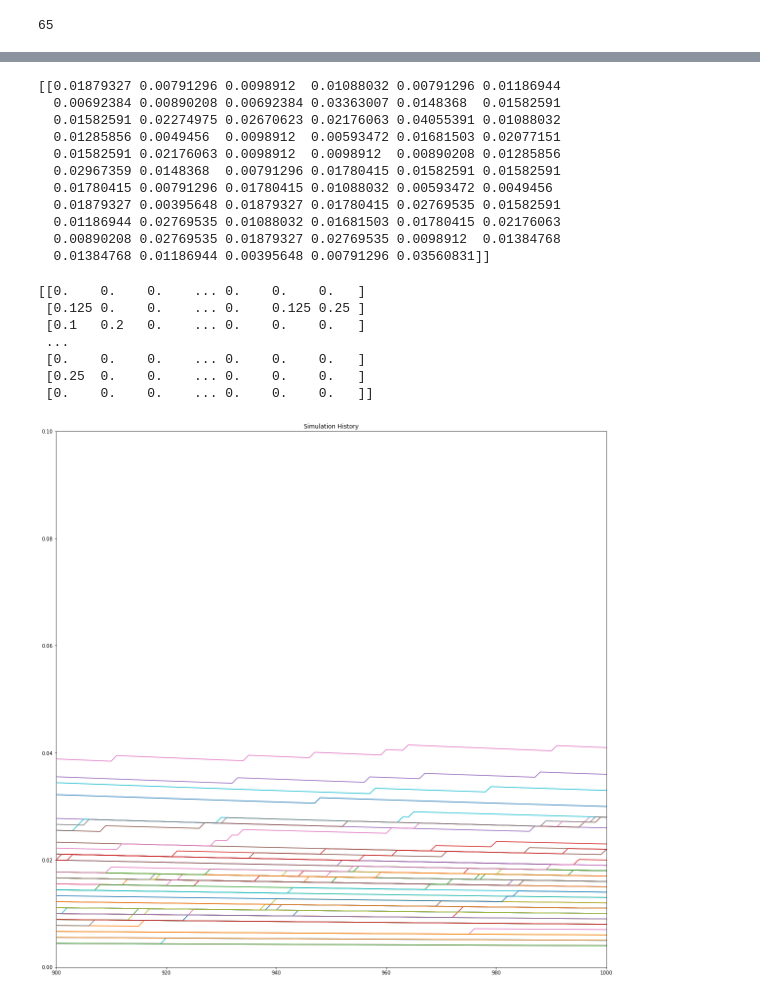
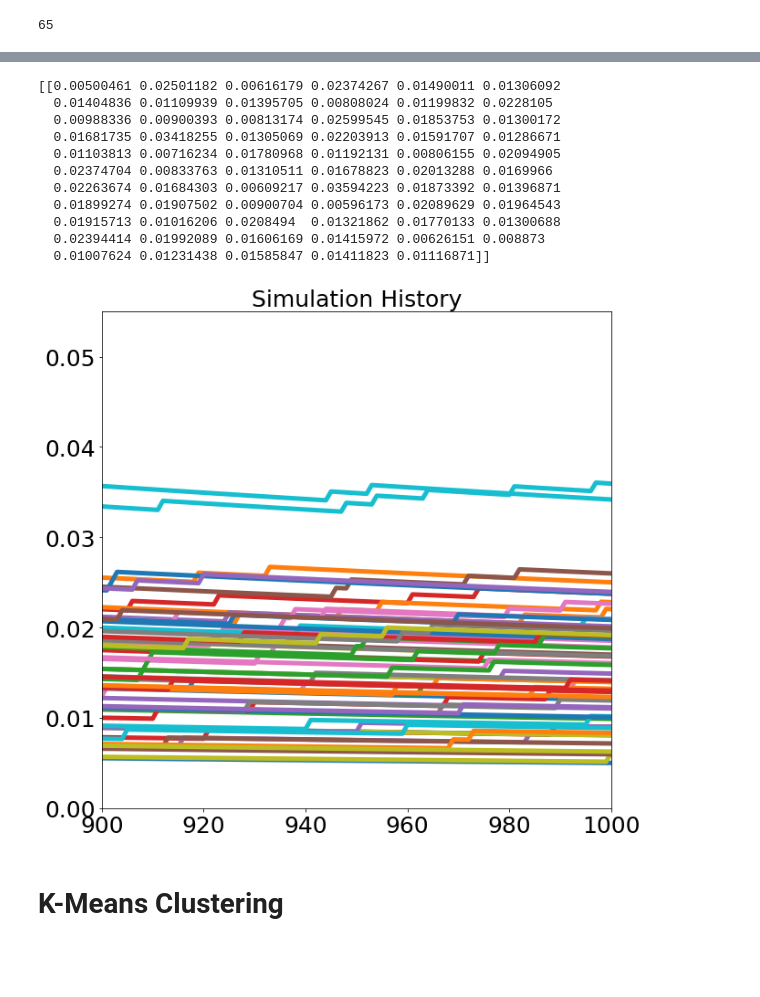
Before and after one commit to SayarGitHub/Markov-Chain, a Jupyter notebook: markov_music.ipynb, the cells around one changed output, grey strips where cells are left out. Drawn from its saved outputs; the diff is of its cells as text; code cells hidden in the pictures; blank space fills up the shorter version.

```diff
--- a/markov_music.ipynb
+++ b/markov_music.ipynb
@@ -215,0 +216,13 @@ seed(4)
+# %%
+for x in range(50):
+    state=np.dot(state,P)
+    stateHist=np.append(stateHist,state,axis=0)
+    dfDistrHist = pd.DataFrame(stateHist)
+dfDistrHist.plot(legend=False, figsize=(10,10), linewidth=5)
+plt.xlim((40,50))
+plt.ylim((0,0.055))
+plt.xticks(fontsize=25)
+plt.yticks(fontsize=25)
+plt.title(label="Stationary State by Iterative Approach", fontsize=25)
+plt.savefig("Iterative.png", dpi=600)
+plt.show()
@@ -225,64 +240,55 @@ def simulate_multinomial(vmultinomial):
 # %%
 for x in range(1000):
     currentRow=np.ma.masked_values((P[currentState]), 0.0)
-#     print(currentRow)
-#     print("-----------")
     nextState=simulate_multinomial(currentRow)
-#     print(nextState)
-#     print("-----------")
+
     # Keep track of state changes
     stateChangeHist[currentState,nextState]+=1
-#     print(stateChangeHist)
-#     print("-----------")
+
     # Keep track of the state vector itself
     state=np.zeros((1,len(P)))
     state[0,nextState]=1.0
-#     print(state)
-#     print("-----------")
+
     # Keep track of state history
     stateHist=np.append(stateHist,state,axis=0)
-#     print(stateHist)
-#     print("-----------")
     currentState=nextState
-    # calculate the actual distribution over the 3 states so far
+
+    # calculate the actual distribution over the states so far
     totals=np.sum(stateHist,axis=0)
     gt=np.sum(totals)
     distrib=totals/gt
     distrib=np.reshape(distrib,(1,len(P)))
-#     print(distrib)
-#     print("-----------")
     distr_hist=np.append(distr_hist,distrib,axis=0)
-#     print(distr_hist)
-#     print("-----------")
+
 print(distrib)
 # %% [output]
-[[0.01879327 0.00791296 0.0098912  0.01088032 0.00791296 0.01186944
-  0.00692384 0.00890208 0.00692384 0.03363007 0.0148368  0.01582591
-  0.01582591 0.02274975 0.02670623 0.02176063 0.04055391 0.01088032
-  0.01285856 0.0049456  0.0098912  0.00593472 0.01681503 0.02077151
-  0.01582591 0.02176063 0.0098912  0.0098912  0.00890208 0.01285856
-  0.02967359 0.0148368  0.00791296 0.01780415 0.01582591 0.01582591
-  0.01780415 0.00791296 0.01780415 0.01088032 0.00593472 0.0049456
-  0.01879327 0.00395648 0.01879327 0.01780415 0.02769535 0.01582591
-  0.01186944 0.02769535 0.01088032 0.01681503 0.01780415 0.02176063
-  0.00890208 0.02769535 0.01879327 0.02769535 0.0098912  0.01384768
-  0.01384768 0.01186944 0.00395648 0.00791296 0.03560831]]
+[[0.00500461 0.02501182 0.00616179 0.02374267 0.01490011 0.01306092
+  0.01404836 0.01109939 0.01395705 0.00808024 0.01199832 0.0228105
+  0.00988336 0.00900393 0.00813174 0.02599545 0.01853753 0.01300172
+  0.01681735 0.03418255 0.01305069 0.02203913 0.01591707 0.01286671
+  0.01103813 0.00716234 0.01780968 0.01192131 0.00806155 0.02094905
+  0.02374704 0.00833763 0.01310511 0.01678823 0.02013288 0.0169966
+  0.02263674 0.01684303 0.00609217 0.03594223 0.01873392 0.01396871
+  0.01899274 0.01907502 0.00900704 0.00596173 0.02089629 0.01964543
+  0.01915713 0.01016206 0.0208494  0.01321862 0.01770133 0.01300688
+  0.02394414 0.01992089 0.01606169 0.01415972 0.00626151 0.008873
+  0.01007624 0.01231438 0.01585847 0.01411823 0.01116871]]
 # %%
 P_hat=stateChangeHist/stateChangeHist.sum(axis=1)[:,None]
+
 # Check estimated state transition probabilities based on history so far:
-print(P_hat)
 dfDistrHist = pd.DataFrame(distr_hist)
+
 # Plot the distribution as the simulation progresses over time
-dfDistrHist.plot(title="Simulation History", legend=False, figsize=(20,20))
+dfDistrHist.plot(legend=False, figsize=(10,10), linewidth=5)
 plt.xlim((900,1000))
-plt.ylim((0,0.1))
+plt.ylim((0,0.055))
+plt.xticks(fontsize=25)
+plt.yticks(fontsize=25)
+plt.title(label="Simulation History", fontsize=25)
+plt.savefig("Simulation.png",dpi=600)
 plt.show()
 # %% [output]
-[[0.    0.    0.    ... 0.    0.    0.   ]
- [0.125 0.    0.    ... 0.    0.125 0.25 ]
- [0.1   0.2   0.    ... 0.    0.    0.   ]
- ...
- [0.    0.    0.    ... 0.    0.    0.   ]
- [0.25  0.    0.    ... 0.    0.    0.   ]
- [0.    0.    0.    ... 0.    0.    0.   ]]
-[figure, old version]
+[figure, new version]
+# %% [markdown]
+# K-Means Clustering
```
Also changed, not shown: parts of 13 cells of this notebook, 6 other files.
